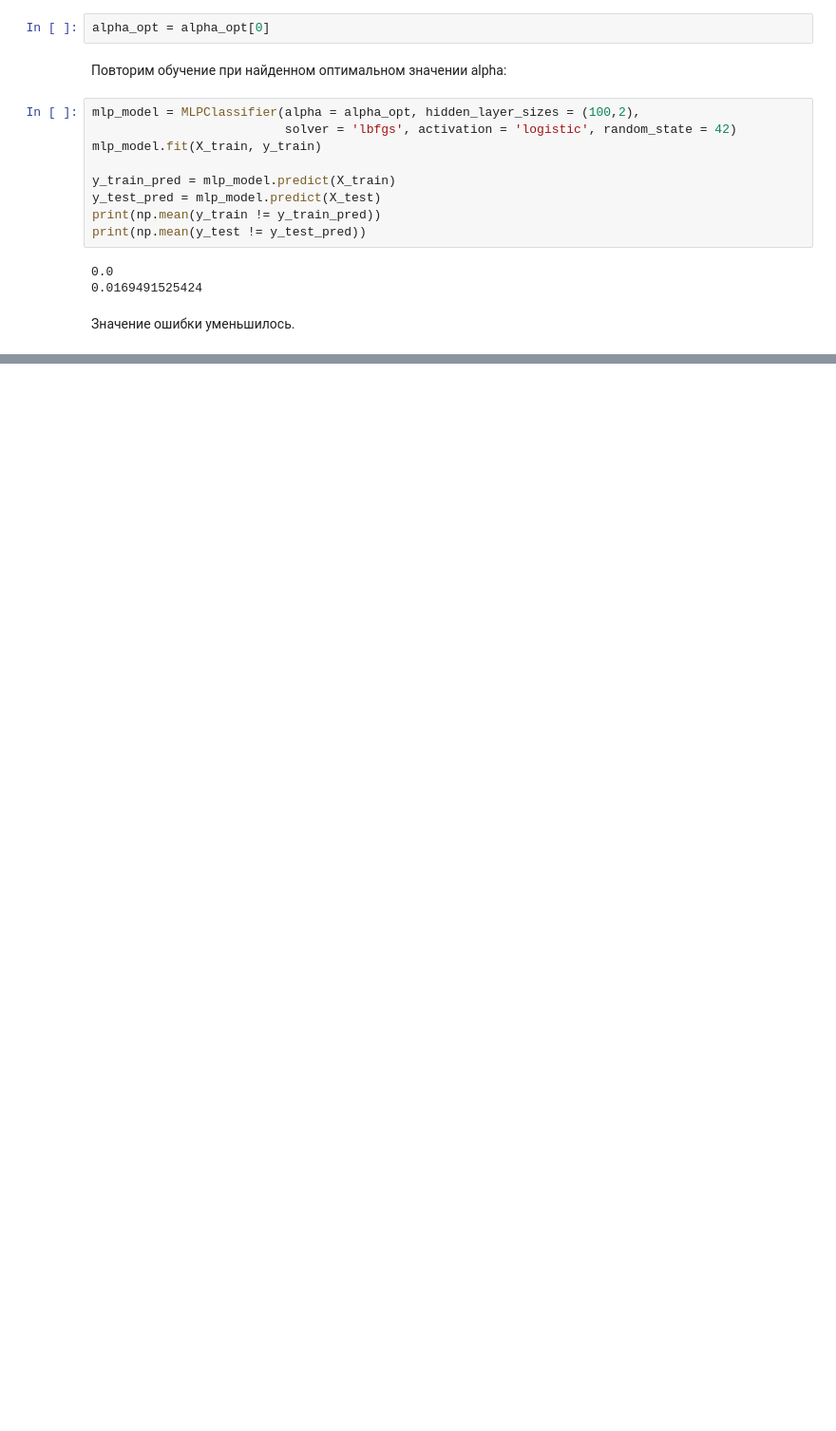
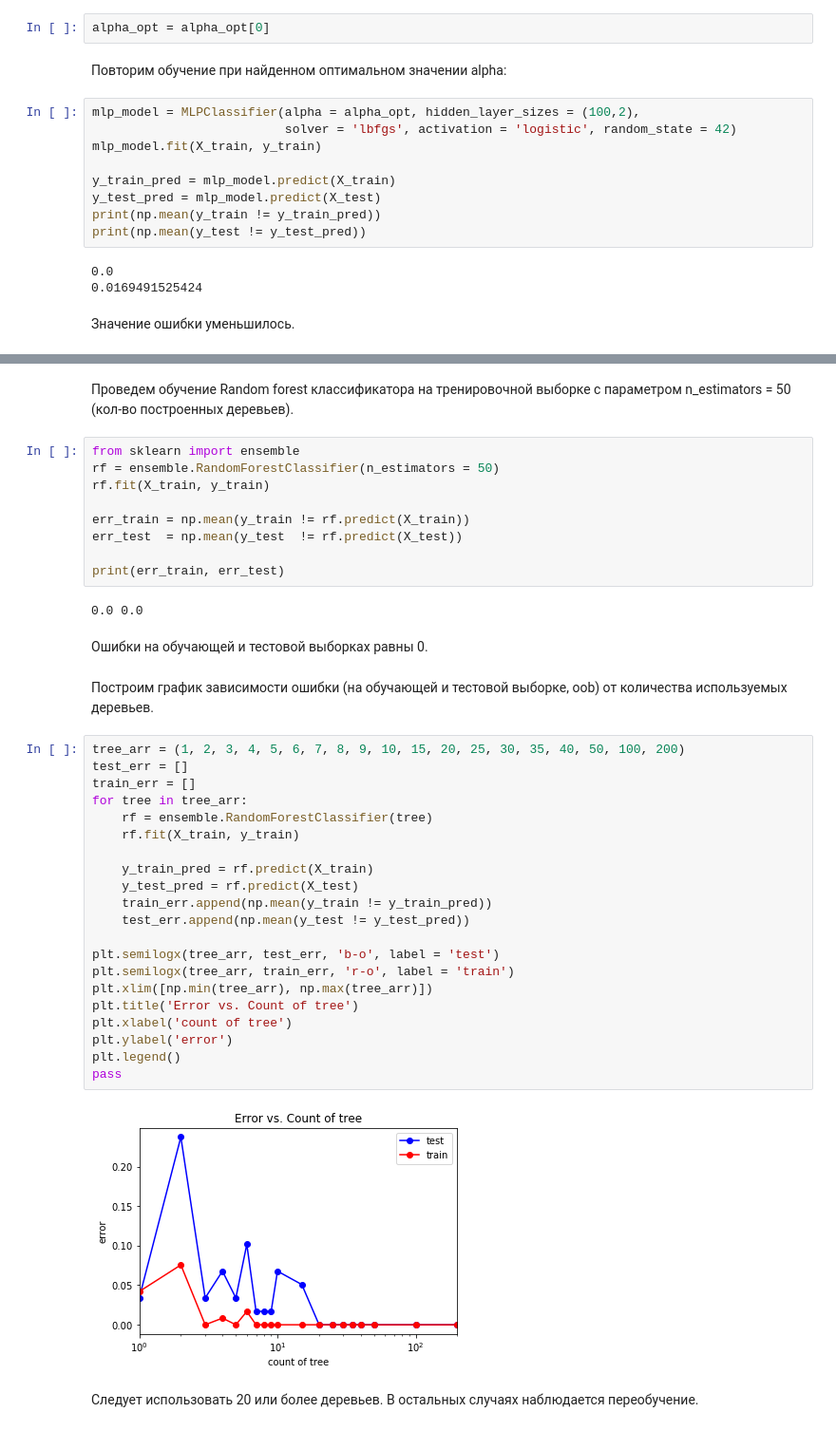
Before and after one commit to ipolyak/Data-Analysis, a Jupyter notebook: wine-analysis.ipynb, the cells around one changed output, grey strips where cells are left out. Shown at 95% size. Saved outputs shown, nothing was run; the diff lists cells and outputs as text; blank space fills up the shorter version.

```diff
--- a/wine-analysis.ipynb
+++ b/wine-analysis.ipynb
@@ -679,0 +682,42 @@ pass
+# %% [markdown]
+Проведем обучение Random forest классификатора на тренировочной выборке с параметром n_estimators = 50 (кол-во построенных деревьев).
+# %%
+from sklearn import ensemble
+rf = ensemble.RandomForestClassifier(n_estimators = 50)
+rf.fit(X_train, y_train)
+
+err_train = np.mean(y_train != rf.predict(X_train))
+err_test  = np.mean(y_test  != rf.predict(X_test))
+
+print(err_train, err_test)
+# %% [output]
+0.0 0.0
+# %% [markdown]
+Ошибки на обучающей и тестовой выборках равны 0.
+# %% [markdown]
+Построим график зависимости ошибки (на обучающей и тестовой выборке, oob) от количества используемых деревьев.
+# %%
+tree_arr = (1, 2, 3, 4, 5, 6, 7, 8, 9, 10, 15, 20, 25, 30, 35, 40, 50, 100, 200)
+test_err = []
+train_err = []
+for tree in tree_arr:
+    rf = ensemble.RandomForestClassifier(tree)
+    rf.fit(X_train, y_train)
+
+    y_train_pred = rf.predict(X_train)
+    y_test_pred = rf.predict(X_test)
+    train_err.append(np.mean(y_train != y_train_pred))
+    test_err.append(np.mean(y_test != y_test_pred))
+
+plt.semilogx(tree_arr, test_err, 'b-o', label = 'test')
+plt.semilogx(tree_arr, train_err, 'r-o', label = 'train')
+plt.xlim([np.min(tree_arr), np.max(tree_arr)])
+plt.title('Error vs. Count of tree')
+plt.xlabel('count of tree')
+plt.ylabel('error')
+plt.legend()
+pass
+# %% [output]
+[figure, added]
+# %% [markdown]
+Следует использовать 20 или более деревьев. В остальных случаях наблюдается переобучение.
```
Also changed, not shown: parts of 32 cells of this notebook.
